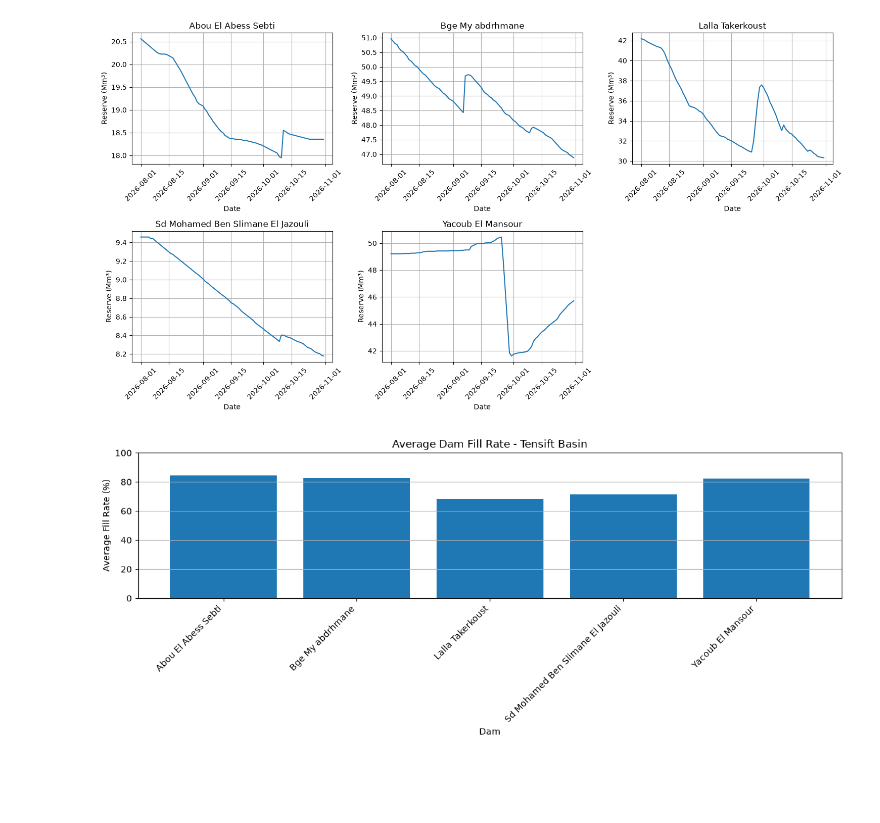
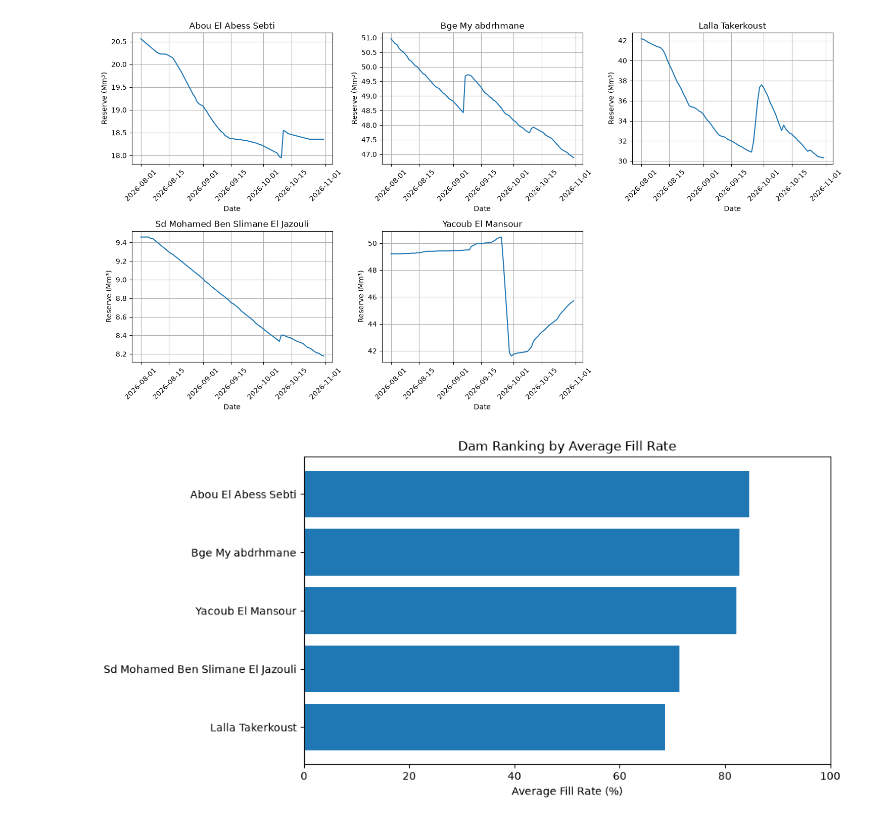
Before and after one commit to Xnkry/TensiftWatch, a Jupyter notebook: notebooks/first_insights.ipynb, the cells around one changed output. Cells and saved outputs as stored; diff of their text form; code cells hidden in the pictures; blank space fills up the shorter version.

```diff
--- a/notebooks/first_insights.ipynb
+++ b/notebooks/first_insights.ipynb
@@ -126,26 +126,21 @@ plt.tight_layout()
 plt.show()
 # %% [output]
 [figure]
-# %%
-
-avg_fill = df.groupby("dam")["fill_rate"].mean()
-
-plt.figure(figsize=(12, 5))
-
-plt.bar(
-    avg_fill.index,
-    avg_fill.values
-)
-
-plt.title("Average Dam Fill Rate - Tensift Basin")
-plt.xlabel("Dam")
-plt.ylabel("Average Fill Rate (%)")
-
-plt.xticks(rotation=45, ha="right")
-plt.ylim(0, 100)
-plt.grid(axis="y")
-plt.tight_layout()
-
-plt.show()
-# %% [output]
-[figure, removed]
+# %%
+ranking = (
+    df.groupby("dam")["fill_rate"]
+    .mean()
+    .sort_values()
+)
+
+plt.figure(figsize=(10, 5))
+
+plt.barh(ranking.index, ranking.values)
+
+plt.xlabel("Average Fill Rate (%)")
+plt.title("Dam Ranking by Average Fill Rate")
+plt.xlim(0, 100)
+plt.tight_layout()
+plt.show()
+# %% [output]
+[figure, added]
```
Also changed, not shown: 1 other file.
